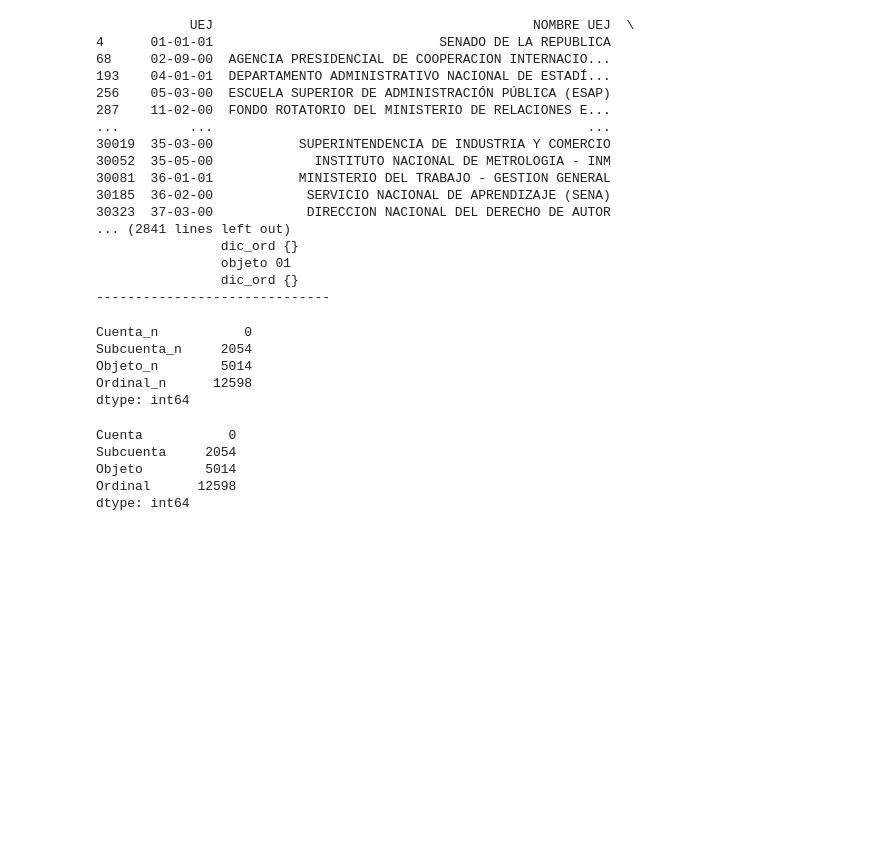
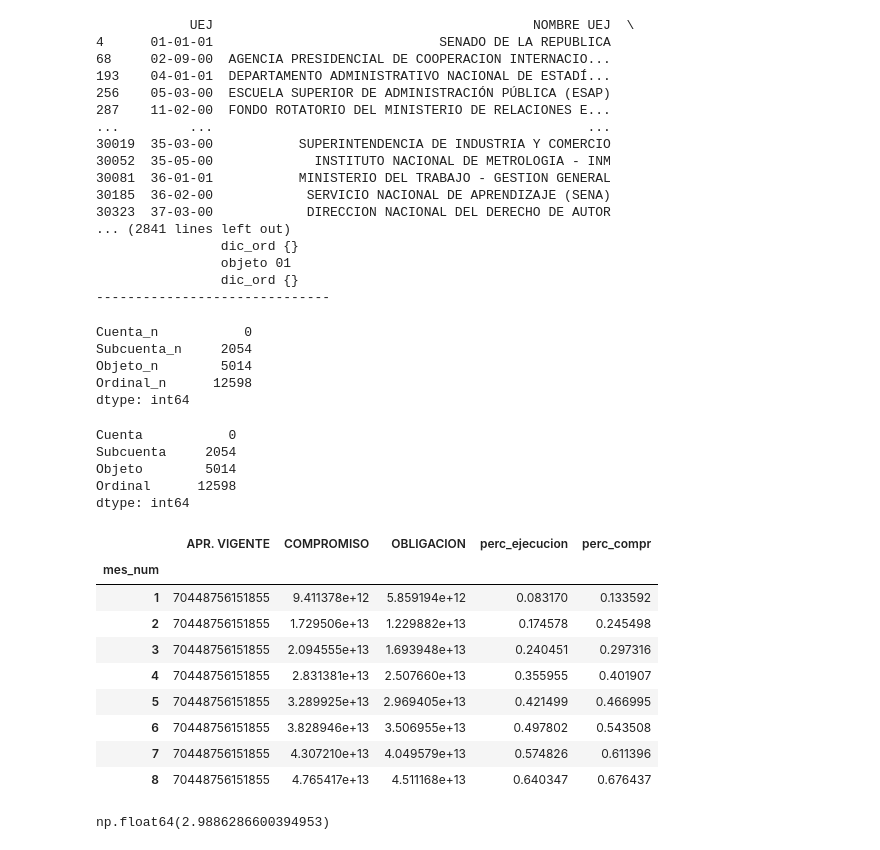
Before and after one commit to cortizbon/pepe-ejec, a Jupyter notebook: exper.ipynb, the cells around one changed output. Saved outputs shown, nothing was run; the diff lists cells and outputs as text; code cells hidden in the pictures; blank space fills up the shorter version.

```diff
--- a/exper.ipynb
+++ b/exper.ipynb
@@ -348,0 +351,30 @@ df.to_csv('ejecucion_agosto.csv', index=False)
+# %%
+df = pd.read_csv('ejecucion_agosto.csv')
+# %%
+df['perc_ejecucion'] = (df.set_index('mes')['OBLIGACION'] / df.groupby('mes')['APR. VIGENTE'].sum()).reset_index(drop=True)
+df['perc_compr'] = (df.set_index('mes')['COMPROMISO'] / df.groupby('mes')['APR. VIGENTE'].sum()).reset_index(drop=True)
+df['perc_perdida'] = 1 - df['perc_compr']
+# %%
+filtro = df[df['Sector'] == 'Educación'].reset_index(drop=True)
+filtro['perc_ejecucion'] = (filtro.set_index('mes_num')['OBLIGACION'].sort_index() / filtro.groupby('mes_num')['APR. VIGENTE'].sum()).reset_index(drop=True)
+# %%
+(filtro.pivot_table(index='mes_num',
+                   aggfunc='sum',
+                   values=['OBLIGACION', 'APR. VIGENTE', 'COMPROMISO'])
+        .assign(perc_ejecucion=lambda x: x['OBLIGACION'] / x['APR. VIGENTE'],
+                perc_compr=lambda x: x['COMPROMISO'] / x['APR. VIGENTE']))
+# %% [output]
+|  | APR. VIGENTE | COMPROMISO | OBLIGACION | perc_ejecucion | perc_compr |
+| mes_num |  |  |  |  |  |
+| 1 | 70448756151855 | 9.411378e+12 | 5.859194e+12 | 0.083170 | 0.133592 |
+| 2 | 70448756151855 | 1.729506e+13 | 1.229882e+13 | 0.174578 | 0.245498 |
+| 3 | 70448756151855 | 2.094555e+13 | 1.693948e+13 | 0.240451 | 0.297316 |
+| 4 | 70448756151855 | 2.831381e+13 | 2.507660e+13 | 0.355955 | 0.401907 |
+| 5 | 70448756151855 | 3.289925e+13 | 2.969405e+13 | 0.421499 | 0.466995 |
+| 6 | 70448756151855 | 3.828946e+13 | 3.506955e+13 | 0.497802 | 0.543508 |
+| 7 | 70448756151855 | 4.307210e+13 | 4.049579e+13 | 0.574826 | 0.611396 |
+| 8 | 70448756151855 | 4.765417e+13 | 4.511168e+13 | 0.640347 | 0.676437 |
+# %%
+(filtro.set_index('mes_num')['OBLIGACION'] / filtro.groupby('mes_num')['APR. VIGENTE'].sum()).reset_index(drop=True)
+# %% [output]
+np.float64(2.9886286600394953)
```
Also changed, not shown: parts of 9 cells of this notebook, 27 other files.
